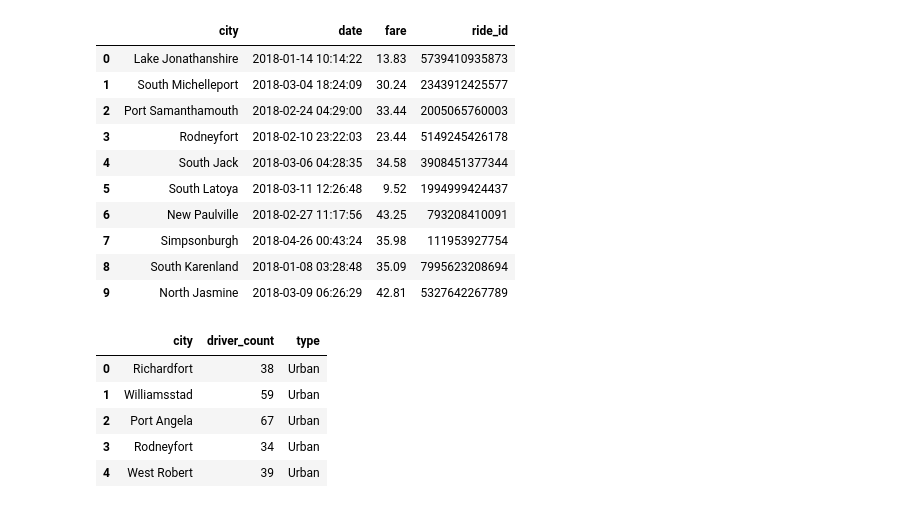
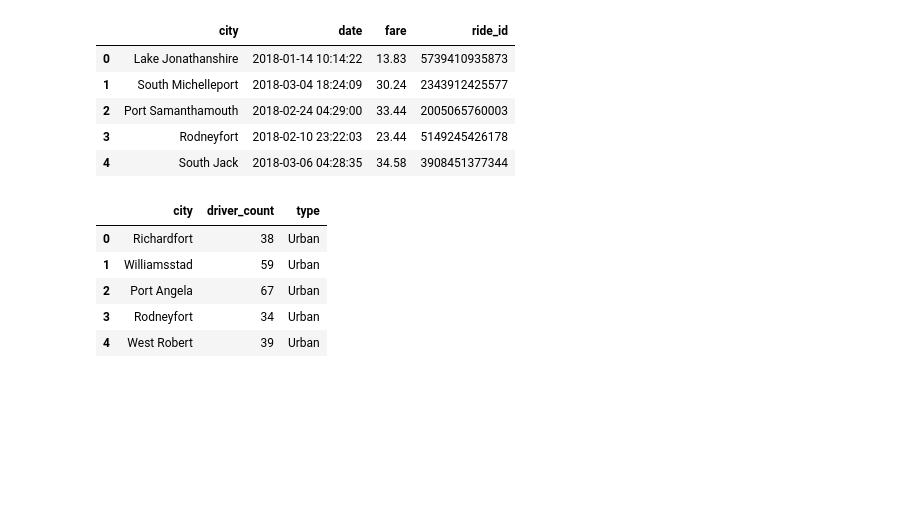
Before and after one commit to priyankagrover96/HW-5-Matplotlib, a Jupyter notebook: Pyber/pyber_starter.ipynb, the cells around one changed output. Cells and saved outputs as stored; diff of their text form; code cells hidden in the pictures; blank space fills up the shorter version.

```diff
--- a/Pyber/pyber_starter.ipynb
+++ b/Pyber/pyber_starter.ipynb
@@ -1,31 +1,26 @@
 # %%
 %matplotlib inline
 # Dependencies and Setup
 import matplotlib.pyplot as plt
 import pandas as pd
 import numpy as np
 
 # File to Load (Remember to change these)
-city_data_to_load = "data/city_data.csv"
-ride_data_to_load = "data/ride_data.csv"
+city_data = "data/city_data.csv"
+ride_data = "data/ride_data.csv"
 
 # Read the City and Ride Data
-city_df = pd.read_csv(city_data_to_load)
-ride_df = pd.read_csv(ride_data_to_load)
+city_df=pd.read_csv(city_data)
+city_df.head()
+ride_df=pd.read_csv(ride_data)
+ride_df.head()
+# %% [output]
+|  | city | date | fare | ride_id |
+| 0 | Lake Jonathanshire | 2018-01-14 10:14:22 | 13.83 | 5739410935873 |
+| 1 | South Michelleport | 2018-03-04 18:24:09 | 30.24 | 2343912425577 |
+| 2 | Port Samanthamouth | 2018-02-24 04:29:00 | 33.44 | 2005065760003 |
+| 3 | Rodneyfort | 2018-02-10 23:22:03 | 23.44 | 5149245426178 |
+| 4 | South Jack | 2018-03-06 04:28:35 | 34.58 | 3908451377344 |
-# %%
-ride_df.head(10)
-# %% [output]
-|  | city | date | fare | ride_id |
-| 0 | Lake Jonathanshire | 2018-01-14 10:14:22 | 13.83 | 5739410935873 |
-| 1 | South Michelleport | 2018-03-04 18:24:09 | 30.24 | 2343912425577 |
-| 2 | Port Samanthamouth | 2018-02-24 04:29:00 | 33.44 | 2005065760003 |
-| 3 | Rodneyfort | 2018-02-10 23:22:03 | 23.44 | 5149245426178 |
-| 4 | South Jack | 2018-03-06 04:28:35 | 34.58 | 3908451377344 |
-| 5 | South Latoya | 2018-03-11 12:26:48 | 9.52 | 1994999424437 |
-| 6 | New Paulville | 2018-02-27 11:17:56 | 43.25 | 793208410091 |
-| 7 | Simpsonburgh | 2018-04-26 00:43:24 | 35.98 | 111953927754 |
-| 8 | South Karenland | 2018-01-08 03:28:48 | 35.09 | 7995623208694 |
-| 9 | North Jasmine | 2018-03-09 06:26:29 | 42.81 | 5327642267789 |
 # %%
 city_df.head()
 # %% [output]
```
Also changed, not shown: parts of 7 cells of this notebook, 1 other file.
